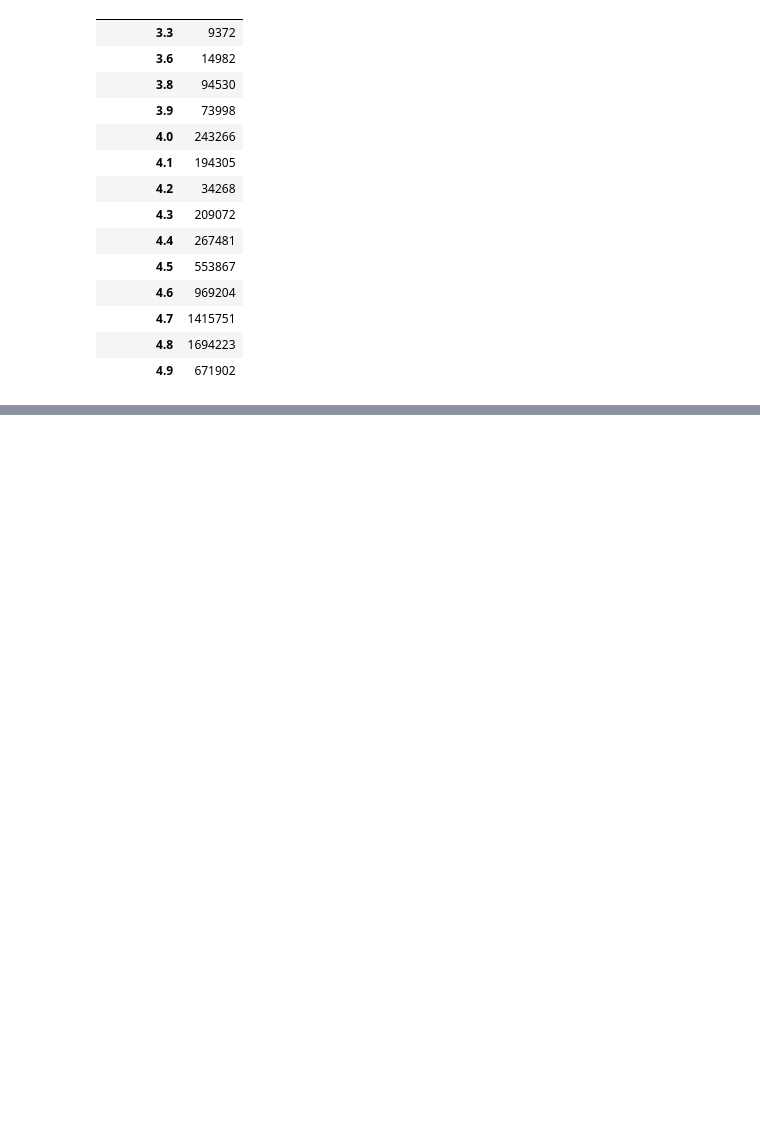
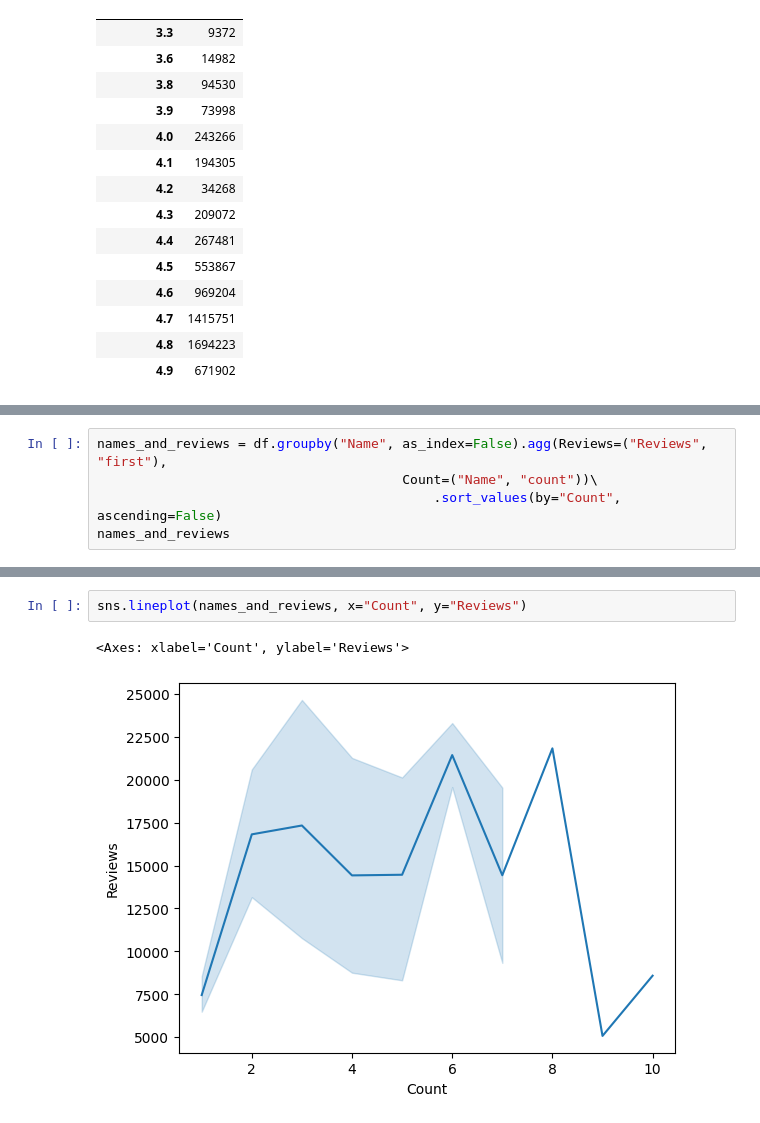
Before and after one commit to co-dex-gmbh/python-data-science-g5, a Jupyter notebook: woche1-2/amazon_books/notebooks/analysis.ipynb, the cells around one changed output, grey strips where cells are left out. Drawn from its saved outputs; the diff is of its cells as text; blank space fills up the shorter version.

```diff
--- a/woche1/amazon_books/notebooks/analysis.ipynb
+++ b/woche1-2/amazon_books/notebooks/analysis.ipynb
@@ -153,0 +167,5 @@ px.bar(review_verteilung)
+# %%
+names_and_reviews = df.groupby("Name", as_index=False).agg(Reviews=("Reviews", "first"),
+                                       Count=("Name", "count"))\
+                                           .sort_values(by="Count", ascending=False)
+names_and_reviews
@@ -153,0 +202,5 @@ px.bar(review_verteilung)
+# %%
+sns.lineplot(names_and_reviews, x="Count", y="Reviews")
+# %% [output]
+<Axes: xlabel='Count', ylabel='Reviews'>
+[figure, added]
```
Also changed, not shown: parts of 16 cells of this notebook, 9 other files.
